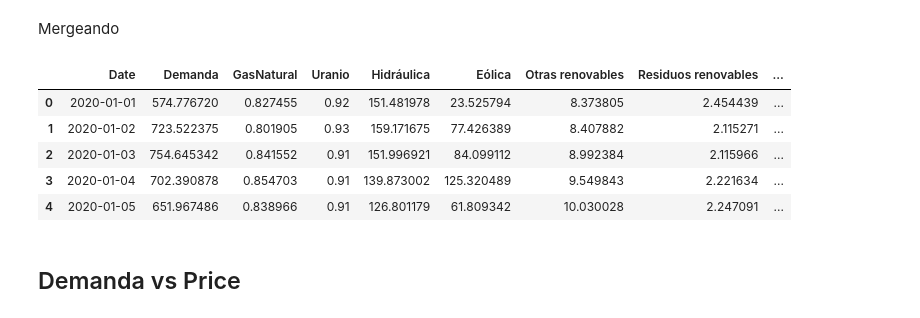
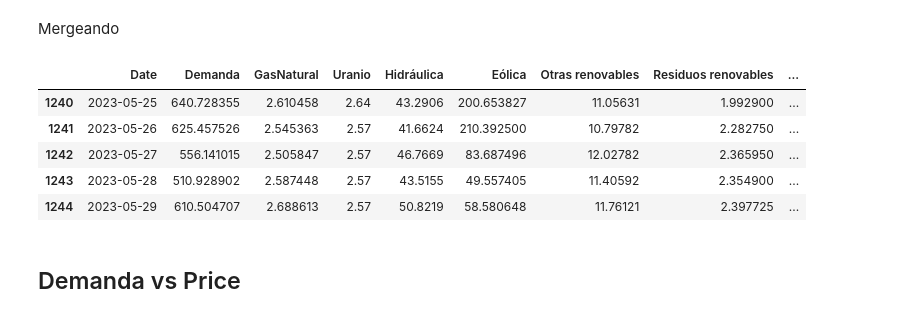
Before and after one commit to carolinariveraa/proyecto_final, a Jupyter notebook: datasetfinal.ipynb, the cells around one changed output. Drawn from its saved outputs; the diff is of its cells as text; code cells hidden in the pictures.

```diff
--- a/datasetfinal.ipynb
+++ b/datasetfinal.ipynb
@@ -52,11 +55,11 @@ merged_df = pd.merge(merged_df, uranio, on='Date', how='inner')
 merged_df = pd.merge(merged_df, renovables, on='Date', how='inner')
 merged_df = pd.merge(merged_df, euaspot, on='Date', how='inner')
 # %%
-merged_df.head()
+merged_df.tail()
 # %% [output]
 |  | Date | Demanda | GasNatural | Uranio | Hidráulica | Eólica | Otras renovables | Residuos renovables | ... |
-| 0 | 2020-01-01 | 574.776720 | 0.827455 | 0.92 | 151.481978 | 23.525794 | 8.373805 | 2.454439 | ... |
-| 1 | 2020-01-02 | 723.522375 | 0.801905 | 0.93 | 159.171675 | 77.426389 | 8.407882 | 2.115271 | ... |
-| 2 | 2020-01-03 | 754.645342 | 0.841552 | 0.91 | 151.996921 | 84.099112 | 8.992384 | 2.115966 | ... |
-| 3 | 2020-01-04 | 702.390878 | 0.854703 | 0.91 | 139.873002 | 125.320489 | 9.549843 | 2.221634 | ... |
-| 4 | 2020-01-05 | 651.967486 | 0.838966 | 0.91 | 126.801179 | 61.809342 | 10.030028 | 2.247091 | ... |
+| 1240 | 2023-05-25 | 640.728355 | 2.610458 | 2.64 | 43.2906 | 200.653827 | 11.05631 | 1.992900 | ... |
+| 1241 | 2023-05-26 | 625.457526 | 2.545363 | 2.57 | 41.6624 | 210.392500 | 10.79782 | 2.282750 | ... |
+| 1242 | 2023-05-27 | 556.141015 | 2.505847 | 2.57 | 46.7669 | 83.687496 | 12.02782 | 2.365950 | ... |
+| 1243 | 2023-05-28 | 510.928902 | 2.587448 | 2.57 | 43.5155 | 49.557405 | 11.40592 | 2.354900 | ... |
+| 1244 | 2023-05-29 | 610.504707 | 2.688613 | 2.57 | 50.8219 | 58.580648 | 11.76121 | 2.397725 | ... |
```
Also changed, not shown: parts of 35 cells of this notebook, 1 other file.
